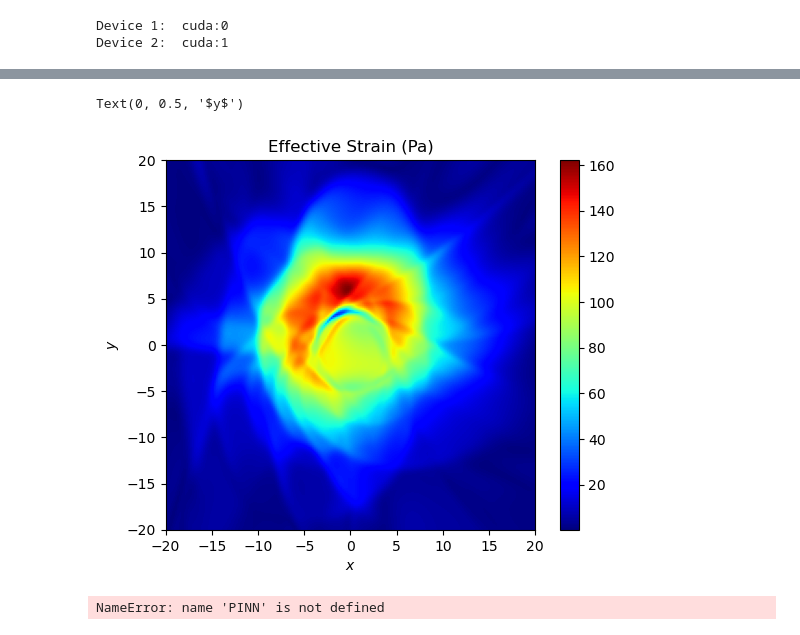
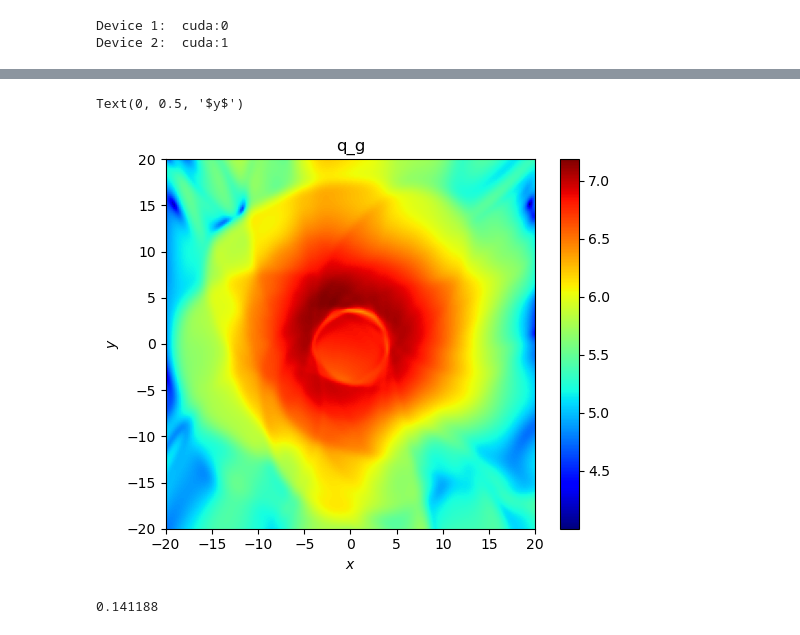
Before and after one commit to raghavg97/PINN_AFSD, a Jupyter notebook: Code/Notebook_main.ipynb, the cells around one changed output, grey strips where cells are left out. Saved outputs shown, nothing was run; the diff lists cells and outputs as text; code cells hidden in the pictures.

```diff
--- a/Code/Notebook_main.ipynb
+++ b/Code/Notebook_main.ipynb
@@ -224,7 +224,7 @@ for reps in range(max_reps):
 
     layers1 = np.array([3,50,50,50,4]) #9 hidden layers
     layers2 = np.array([3,50,50,50,1]) #9 hidden layers
-    # layers = np.array([3,50,50,50,50,50,5])
+    # layers = np.array([3,50,50,50,5])
     # layers = np.array([3,64,64,64,1])
     model_PINN = coupled_PINN(layers1,layers2,device1,device2,lb_xyz,ub_xyz)
     # PINN = nn.DataParallel(PINN)
@@ -243,7 +243,7 @@ for reps in range(max_reps):
     #                           history_size = 100,
     #                           line_search_fn = 'strong_wolfe')
 
-    optimizer = torch.optim.Adam(model_PINN.parameters(),lr=0.01, betas=(0.9, 0.999))
+    optimizer = torch.optim.Adam(model_PINN.parameters(),lr=0.008, betas=(0.9, 0.999))
 
     start_time = time.time()
     train_model(max_iter,reps,n_batches)
@@ -389,29 +390,31 @@ Text(0, 0.5, '$y$')
 # %%
 fig,ax = plt.subplots()
-im = ax.imshow(eps_e.reshape(200,200),cmap = 'jet',extent = [-20,20,-20,20])
+im = ax.imshow(np.log10(0.9*sigma_e*eps_e*10**6).reshape(200,200),cmap = 'jet',extent = [-20,20,-20,20])
 fig.colorbar(im)
-ax.set_title('Effective Strain (Pa)')
+ax.set_title('q_g')
 ax.set_xlabel('$x$')
 ax.set_ylabel('$y$')
 # plt.savefig('Viscosity_Feb7.svg',format = 'svg',bbox_inches = 'tight')
 # %% [output]
 Text(0, 0.5, '$y$')
-[figure, old version]
+[figure, new version]
+# %%
+np.min(eps_e)
+# %% [output]
+0.141188
 # %%
-x = np.linspace(x_min,x_max,100).reshape(-1,1)
-y =0
-z = np.linspace(z_min,z_max,20).reshape(-1,1)
-# z = z_max
+#Testing with FVM data
+fvm_data = loadmat('/home/smartlab/Documents/jupyterNB/raghav/Projects_git_summer2024/Data/AFSD_Nikhil/Exponential_300_2mms.mat')
 
-X,Y,Z = np.meshgrid(x,y,z)
+u_fvm = fvm_data['u_star']
+v_fvm = fvm_data['v_star']
+w_fvm = fvm_data['w_star']
 
-X = X.flatten('F').reshape(-1,1)
-Y = Y.flatten('F').reshape(-1,1)
-Z = Z.flatten('F').reshape(-1,1)
+u_fvm = (u_fvm[0:-1,:,:] + u_fvm[1:,:,:])/2
+v_fvm = (v_fvm[:,0:-1,:] + v_fvm[:,1:,:])/2
+w_fvm = (w_fvm[:,:,0:-1] + w_fvm[:,:,1:])/2
 
-xyz = np.hstack((X,Y,Z))
-xyz_test_tensor = torch.from_numpy(xyz).float().to(device1)
 
-uvwp = PINN.forward1(xyz_test_tensor).cpu().detach().numpy()
+Res_v_fvm = np.sqrt(np.square(u_fvm) + np.square(v_fvm) + np.square(w_fvm))
+T_fvm = fvm_data['T']
+sigma_e_fvm = fvm_data['effectivestress']
-# %% [output]
-NameError: name 'PINN' is not defined
```
Also changed, not shown: parts of 24 cells of this notebook, 4 other files.
